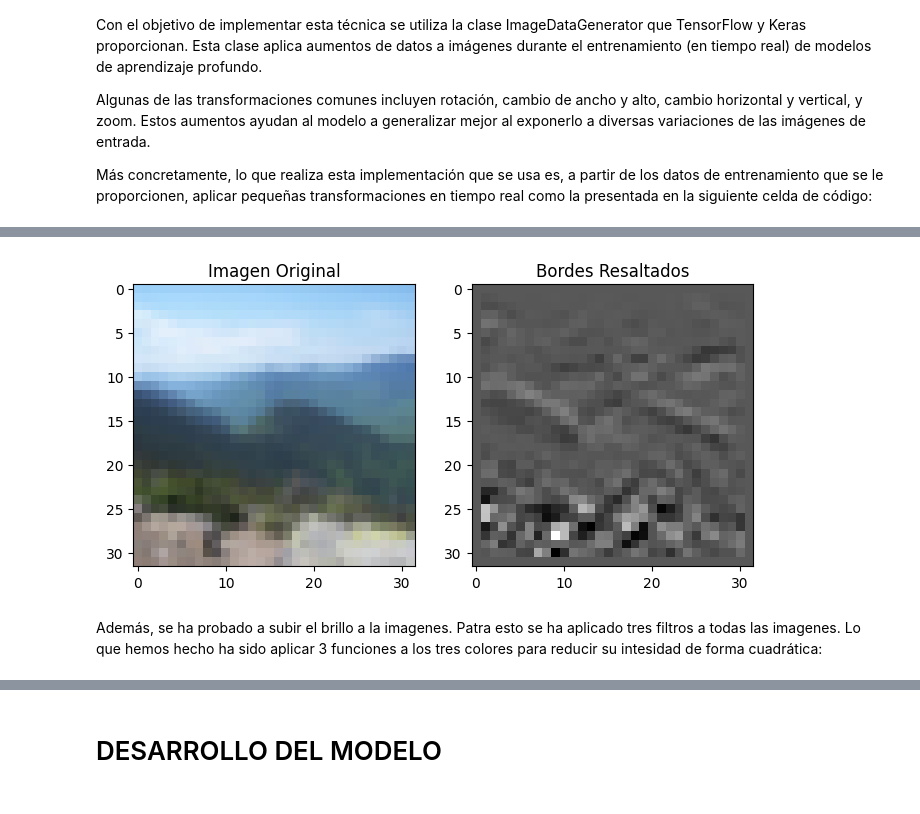
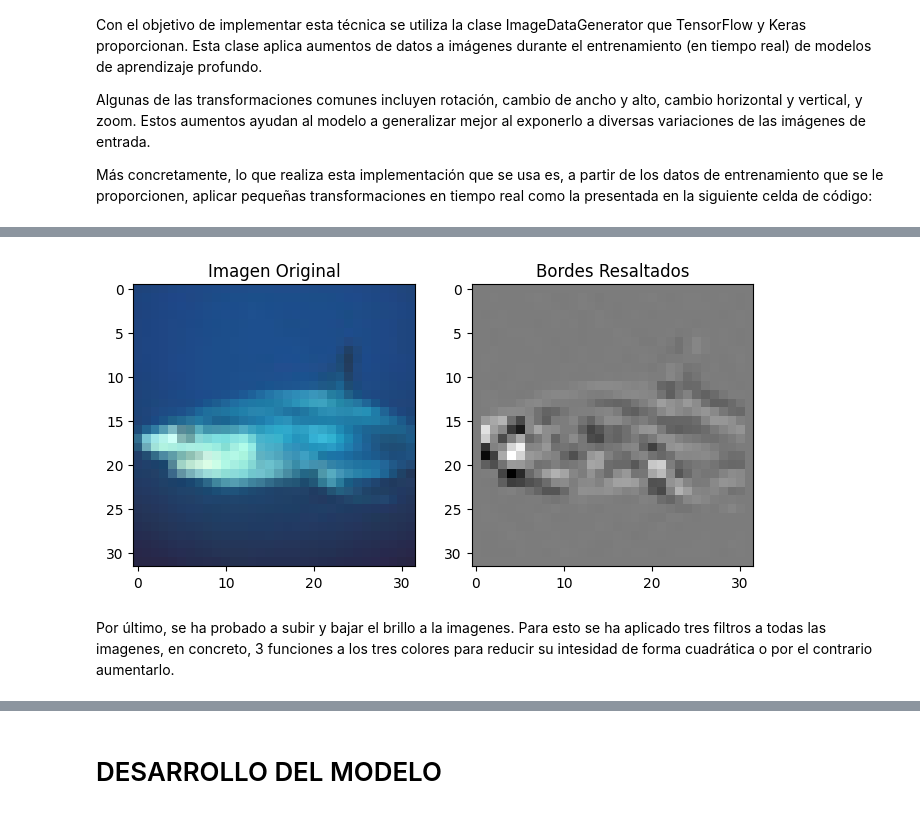
Before and after one commit to 9105507/APRENDIZAJE_AUTOMATICO_23_24, a Jupyter notebook: AA_PRACTICA3_GRUPO_7.ipynb, the cells around one changed output, grey strips where cells are left out. Cells and saved outputs as stored; diff of their text form; code cells hidden in the pictures.

```diff
--- a/AA_PRACTICA3_GRUPO_7.ipynb
+++ b/AA_PRACTICA3_GRUPO_7.ipynb
@@ -638,33 +644,33 @@ SI NO DA TIEMPO, QUITARLO
 # %%
 import cv2
 import numpy as np
 import matplotlib.pyplot as plt
 
 # Supongamos que tienes una imagen en formato RGB de 32x32 (img)
 # Si tienes la imagen en otro formato o tamaño, ajústala según sea necesario.
 
 # Aplicar filtro Sobel para detección de bordes
-gray_img = cv2.cvtColor(X[12345], cv2.COLOR_RGB2GRAY)
+gray_img = cv2.cvtColor(X[49999], cv2.COLOR_RGB2GRAY)
 edges = cv2.Sobel(gray_img, cv2.CV_64F, 1, 1, ksize=3)
 
 # Normalizar los valores para visualización
 edges = cv2.normalize(edges, None, 0, 255, cv2.NORM_MINMAX)
 
 # Convertir de nuevo a formato RGB para visualización
 edges_rgb = cv2.cvtColor(edges.astype(np.uint8), cv2.COLOR_GRAY2RGB)
 
 # Mostrar la imagen original y la imagen con bordes resaltados
 plt.figure(figsize=(8, 4))
 plt.subplot(1, 2, 1)
-plt.imshow(X[12345])
+plt.imshow(X[49999])
 plt.title('Imagen Original')
 
 plt.subplot(1, 2, 2)
 plt.imshow(edges_rgb)
 plt.title('Bordes Resaltados')
 
 plt.show()
 # %% [output]
-[figure, old version]
+[figure, new version]
 # %% [markdown]
-Además, se ha probado a subir el brillo a la imagenes. Patra esto se ha aplicado tres filtros a todas las imagenes. Lo que hemos hecho ha sido aplicar 3 funciones a los tres colores para reducir su intesidad de forma cuadrática:
+Por último, se ha probado a subir y bajar el brillo a la imagenes. Para esto se ha aplicado tres filtros a todas las imagenes, en concreto, 3 funciones a los tres colores para reducir su intesidad de forma cuadrática o por el contrario aumentarlo.
```
Also changed, not shown: parts of 67 cells of this notebook.
